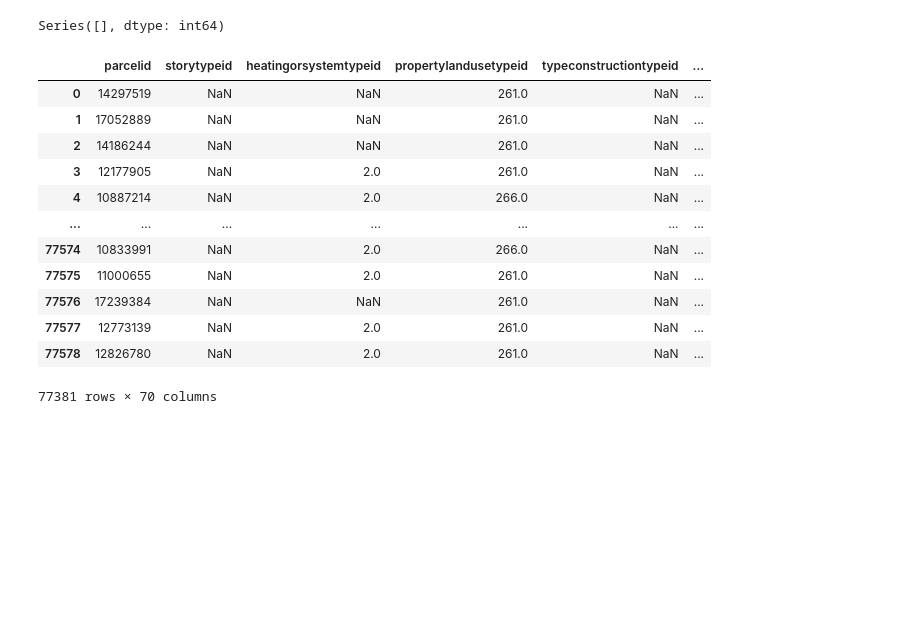
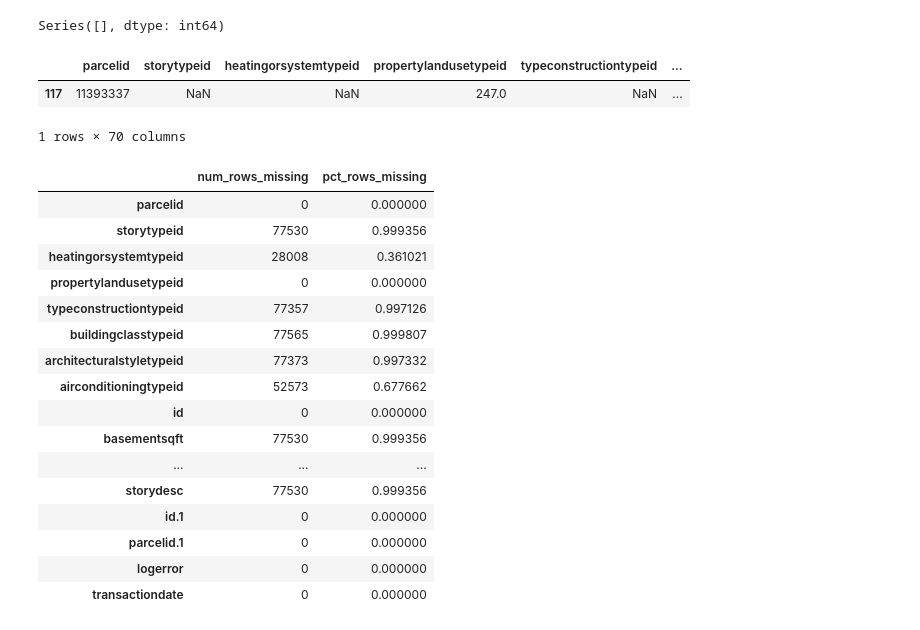
Before and after one commit to Alfred-W-S-Pirovits-Jr/clustering-exercises, a Jupyter notebook: new_notebook.ipynb, the cells around one changed output. Drawn from its saved outputs; the diff is of its cells as text; code cells hidden in the pictures; blank space fills up the shorter version.

```diff
--- a/new_notebook.ipynb
+++ b/new_notebook.ipynb
@@ -120,20 +126,10 @@ zillow.value_counts()
 # %% [output]
 Series([], dtype: int64)
 # %%
-zillow_drop = zillow.drop_duplicates(subset='parcelid', keep='first')
+zillow_drop = zillow.drop_duplicates(subset='parcelid', keep='last')
 # %%
-zillow_drop
+zillow_drop[zillow_drop.parcelid == 11393337]
 # %% [output]
 |  | parcelid | storytypeid | heatingorsystemtypeid | propertylandusetypeid | typeconstructiontypeid | ... |
-| 0 | 14297519 | NaN | NaN | 261.0 | NaN | ... |
-| 1 | 17052889 | NaN | NaN | 261.0 | NaN | ... |
-| 2 | 14186244 | NaN | NaN | 261.0 | NaN | ... |
-| 3 | 12177905 | NaN | 2.0 | 261.0 | NaN | ... |
-| 4 | 10887214 | NaN | 2.0 | 266.0 | NaN | ... |
-| ... | ... | ... | ... | ... | ... | ... |
-| 77574 | 10833991 | NaN | 2.0 | 266.0 | NaN | ... |
-| 77575 | 11000655 | NaN | 2.0 | 261.0 | NaN | ... |
-| 77576 | 17239384 | NaN | NaN | 261.0 | NaN | ... |
-| 77577 | 12773139 | NaN | 2.0 | 261.0 | NaN | ... |
-| 77578 | 12826780 | NaN | 2.0 | 261.0 | NaN | ... |
+| 117 | 11393337 | NaN | NaN | 247.0 | NaN | ... |
-77381 rows × 70 columns
+1 rows × 70 columns
@@ -139,0 +143,21 @@ zillow_drop
+# %%
+z = missing(zillow)
+z
+# %% [output]
+|  | num_rows_missing | pct_rows_missing |
+| parcelid | 0 | 0.000000 |
+| storytypeid | 77530 | 0.999356 |
+| heatingorsystemtypeid | 28008 | 0.361021 |
+| propertylandusetypeid | 0 | 0.000000 |
+| typeconstructiontypeid | 77357 | 0.997126 |
+| buildingclasstypeid | 77565 | 0.999807 |
+| architecturalstyletypeid | 77373 | 0.997332 |
+| airconditioningtypeid | 52573 | 0.677662 |
+| id | 0 | 0.000000 |
+| basementsqft | 77530 | 0.999356 |
+| ... | ... | ... |
+| storydesc | 77530 | 0.999356 |
+| id.1 | 0 | 0.000000 |
+| parcelid.1 | 0 | 0.000000 |
+| logerror | 0 | 0.000000 |
+| transactiondate | 0 | 0.000000 |
```
Also changed, not shown: parts of 42 cells of this notebook.
